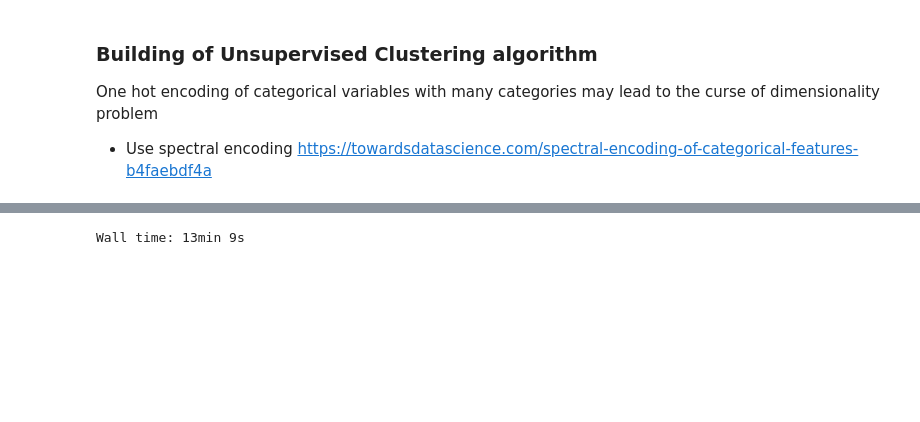
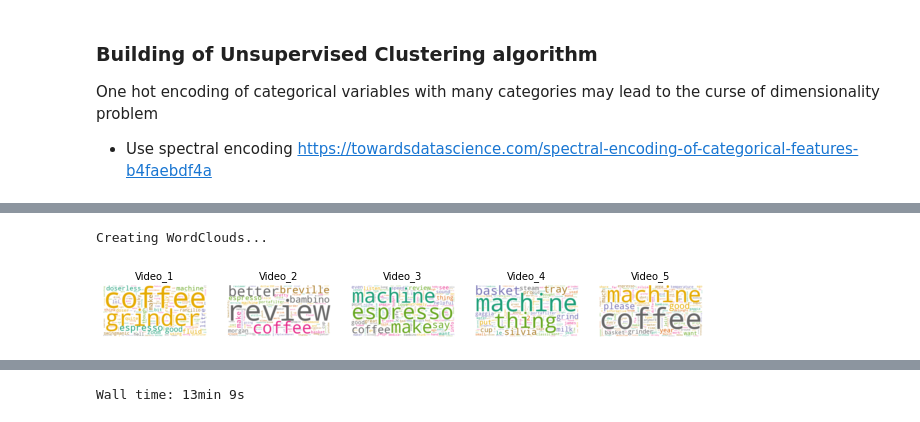
Before and after one commit to Jefflai0315/AI_spec_gen, a Jupyter notebook: ML Classifier .ipynb, the cells around one changed output, grey strips where cells are left out. Saved outputs shown, nothing was run; the diff lists cells and outputs as text; code cells hidden in the pictures; blank space fills up the shorter version.

```diff
--- a/ML Classifier .ipynb
+++ b/ML Classifier .ipynb
@@ -173,0 +299,27 @@ df
+# %%
+# sheak peak on the word cloud
+
+'''EDA - WordCloud'''
+print("Creating WordClouds...")
+wc = WordCloud(stopwords=STOPWORDS, background_color="white", colormap="Dark2", collocations=False,
+               max_font_size=150, include_numbers=True, random_state=42)  # add "max_words=10" to limit number of words
+fig2 = plt.figure(figsize=(64, 40))
+
+for i in range(5):
+    if len(df_test.clean_data.loc[i][2]) != 0:     # WordCloud needs at least one word
+        wc.generate(df_test.clean_data.loc[i][2])  # a WordCloud for each video
+    else:
+        wc.generate("empty")
+
+    r = math.floor(math.sqrt(len(df_test.clean_data)))
+    c = math.ceil(len(df_test.clean_data)/r)
+    plt.subplot(r, c, i + 1)        # plt.subplot(rows, cols, index), remove to plot individual video
+
+    plt.imshow(wc, interpolation="bilinear")
+    plt.axis("off")
+    plt.title(vid_index[i], fontsize=10)
+
+plt.show()
+# %% [output]
+Creating WordClouds...
+[figure, added]
```
Also changed, not shown: parts of 17 cells of this notebook, 3 other files.
